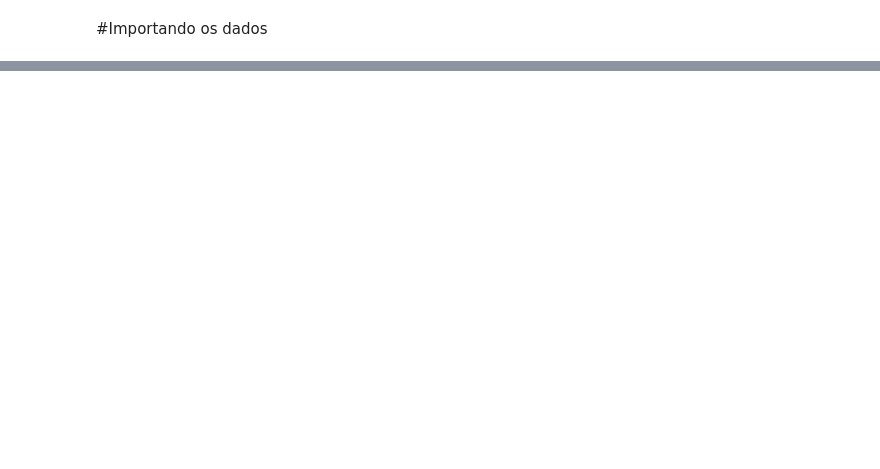
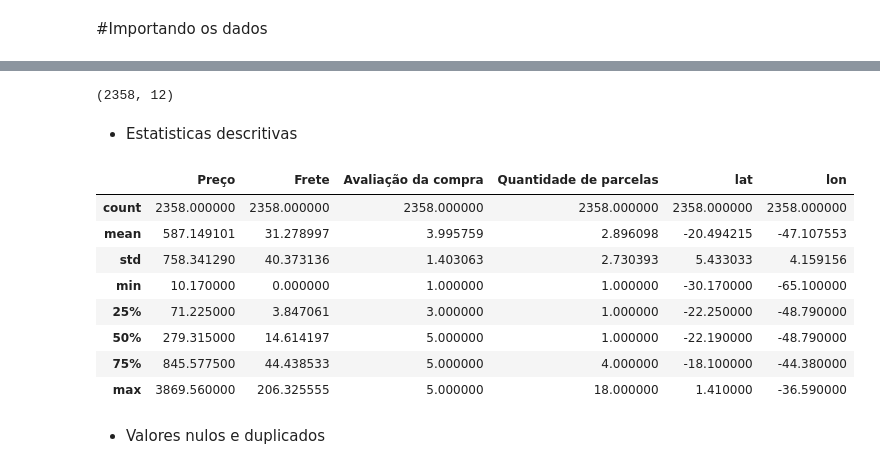
Before and after one commit to walleceoli/Alura_Store, a Jupyter notebook: Challenge_Alura_Store.ipynb, the cells around one changed output, grey strips where cells are left out. Saved outputs shown, nothing was run; the diff lists cells and outputs as text; code cells hidden in the pictures; blank space fills up the shorter version.

```diff
--- a/Challenge_Alura_Store.ipynb
+++ b/Challenge_Alura_Store.ipynb
@@ -25,0 +272,20 @@ loja.head()
+# %%
+loja4.shape
+# %% [output]
+(2358, 12)
+# %% [markdown]
+* Estatisticas descritivas
+# %%
+loja4.describe()
+# %% [output]
+|  | Preço | Frete | Avaliação da compra | Quantidade de parcelas | lat | lon |
+| count | 2358.000000 | 2358.000000 | 2358.000000 | 2358.000000 | 2358.000000 | 2358.000000 |
+| mean | 587.149101 | 31.278997 | 3.995759 | 2.896098 | -20.494215 | -47.107553 |
+| std | 758.341290 | 40.373136 | 1.403063 | 2.730393 | 5.433033 | 4.159156 |
+| min | 10.170000 | 0.000000 | 1.000000 | 1.000000 | -30.170000 | -65.100000 |
+| 25% | 71.225000 | 3.847061 | 3.000000 | 1.000000 | -22.250000 | -48.790000 |
+| 50% | 279.315000 | 14.614197 | 5.000000 | 1.000000 | -22.190000 | -48.790000 |
+| 75% | 845.577500 | 44.438533 | 5.000000 | 4.000000 | -18.100000 | -44.380000 |
+| max | 3869.560000 | 206.325555 | 5.000000 | 18.000000 | 1.410000 | -36.590000 |
+# %% [markdown]
+* Valores nulos e duplicados
```
Also changed, not shown: parts of 38 cells of this notebook.
